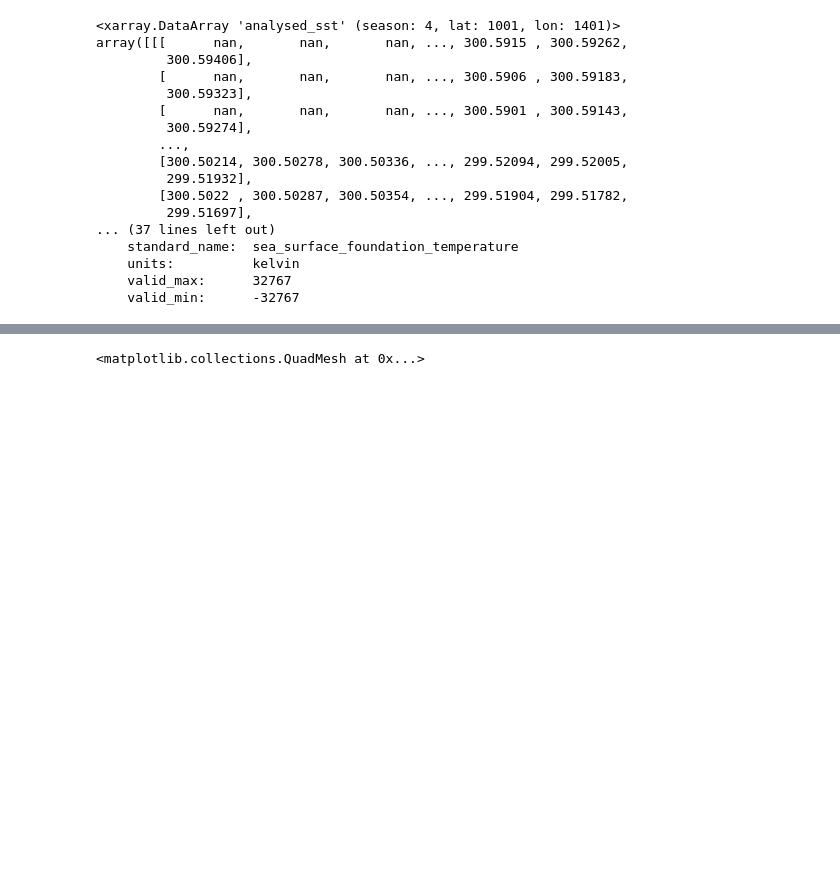
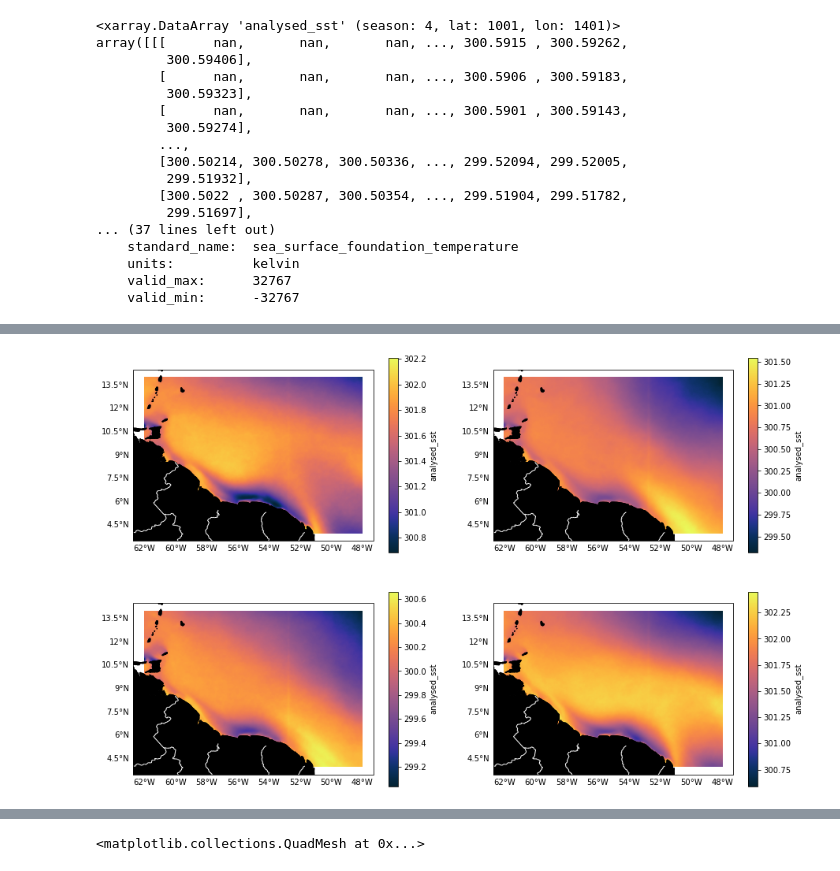
Before and after one commit to MackenzieBlanusa/MARN5895_RC_Final, a Jupyter notebook: MUR_messaround.ipynb, the cells around one changed output, grey strips where cells are left out. Drawn from its saved outputs; the diff is of its cells as text; code cells hidden in the pictures; blank space fills up the shorter version.

```diff
--- a/MUR_messaround.ipynb
+++ b/MUR_messaround.ipynb
@@ -241,3 +238,5 @@ ValueError: Invalid frequency: quarter
 seasonal_clima = sst_monthly.groupby('time.season').mean('time',keep_attrs=True,skipna=False)
 # %%
 seasonal_anom = sst_monthly.groupby('time.season')-seasonal_clima
+# %%
+sst_seasonal = sst_monthly.resample(time='3M').mean()
@@ -243,0 +276,14 @@ seasonal_anom = sst_monthly.groupby('time.season')-seasonal_clima
+# %%
+# calculate seasonal climas and anoms
+
+JJA_clima = JJA.mean(dim='time')
+JJA_anom = JJA - JJA_clima
+
+SON_clima = SON.mean(dim='time')
+SON_anom = SON - SON_clima
+
+DJF_clima = DJF.mean(dim='time')
+DJF_anom = DJF - DJF_clima
+
+MAM_clima = MAM.mean(dim='time')
+MAM_anom = MAM - MAM_clima
@@ -243,0 +296,3 @@ seasonal_anom = sst_monthly.groupby('time.season')-seasonal_clima
+# %%
+i = 10
+exec('a' + str(i) +  '= 10')
@@ -358,0 +491,28 @@ for i in [0,1,2,3]:
+# %%
+# Seasonal plots using cartopy
+
+kw = {'cmap':'cmo.thermal','transform':ccrs.PlateCarree()}
+fig, axs = plt.subplots(ncols=2, nrows=2,figsize=(15,10),constrained_layout=False,
+                       subplot_kw={'projection': ccrs.PlateCarree()})
+axs = axs.flatten()
+
+DJF_clima.plot(ax=axs[0],**kw,zorder=0)
+JJA_clima.plot(ax=axs[1],**kw,zorder=0)
+MAM_clima.plot(ax=axs[2],**kw,zorder=0)
+SON_clima.plot(ax=axs[3],**kw,zorder=0)
+
+for i in [0,1,2,3]:
+    axs[i].coastlines()
+    axs[i].add_feature(cartopy.feature.BORDERS,color='w',zorder=2)
+#     axs[i].add_feature(cartopy.feature.RIVERS,zorder=2)
+    axs[i].add_feature(cartopy.feature.LAND,color='k',zorder=1)
+    gl = axs[i].gridlines(crs=ccrs.PlateCarree(),
+             draw_labels=True,
+             linewidth=1,
+             color='gray',
+             alpha=0,
+             linestyle='--')
+    gl.top_labels = False
+    gl.right_labels = False
+# %% [output]
+[figure, added]
```
Also changed, not shown: parts of 60 cells of this notebook.
